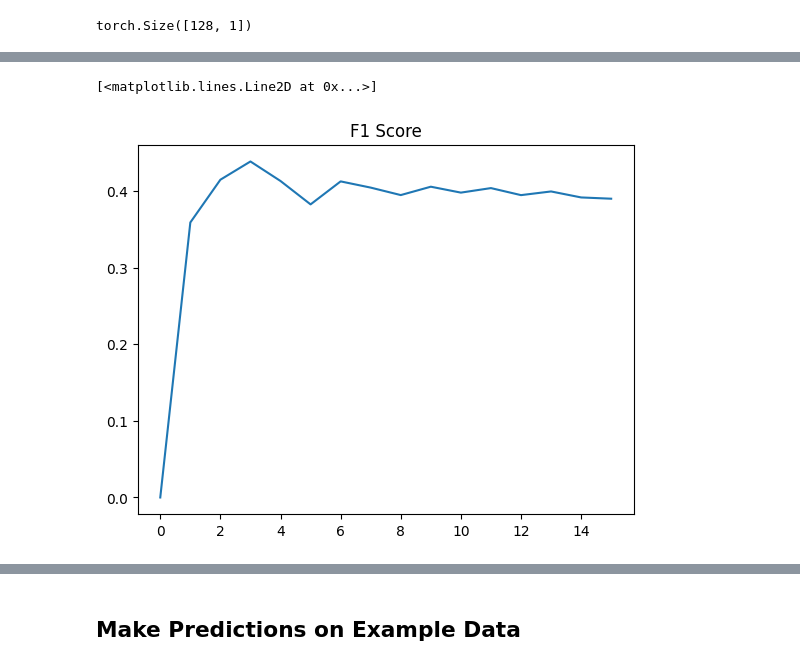
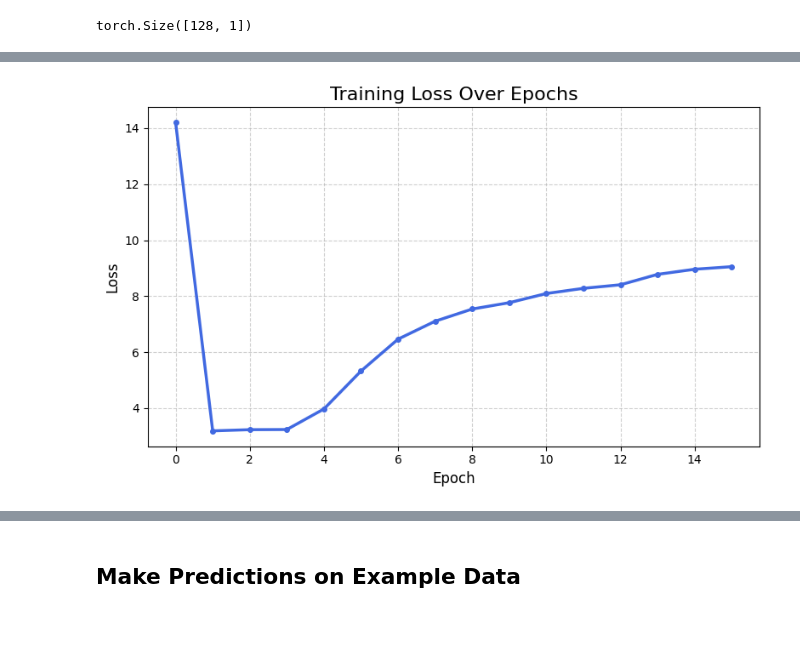
Before and after one commit to thugge254/Neural-Networks-and-Deep-Learning-with-PyTorch, a Jupyter notebook: Neural_Networks_and_Deep_Learning.ipynb, the cells around one changed output, grey strips where cells are left out. Drawn from its saved outputs; the diff is of its cells as text; code cells hidden in the pictures; blank space fills up the shorter version.

```diff
--- a/Neural_Networks_and_Deep_Learning.ipynb
+++ b/Neural_Networks_and_Deep_Learning.ipynb
@@ -775,6 +837,18 @@ plt.plot(accs)
-# %%
-plt.title('F1 Score')
-plt.plot(f1s)
-# %% [output]
-[<matplotlib.lines.Line2D at 0x...>]
-[figure, removed]
+# %%
+plt.figure(figsize=(8, 5))
+
+plt.plot(losses, color='royalblue', linewidth=2.5, marker='o', markersize=4)  # Smooth, readable line
+
+plt.title('Training Loss Over Epochs', fontsize=16)
+plt.xlabel('Epoch', fontsize=12)
+plt.ylabel('Loss', fontsize=12)
+
+plt.grid(True, linestyle='--', alpha=0.6)
+
+plt.xticks(fontsize=10)
+plt.yticks(fontsize=10)
+
+plt.tight_layout()
+plt.show()
+# %% [output]
+[figure, added]
```
Also changed, not shown: parts of 69 cells of this notebook.
